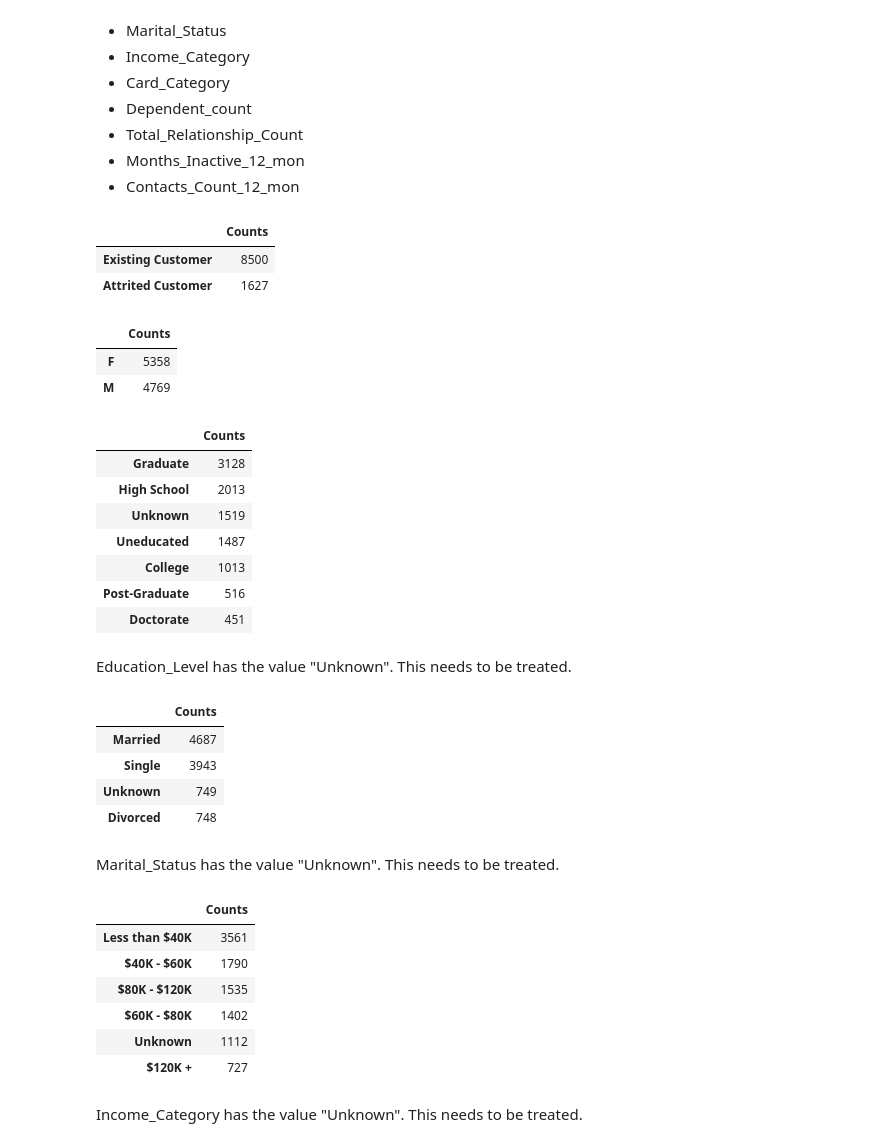
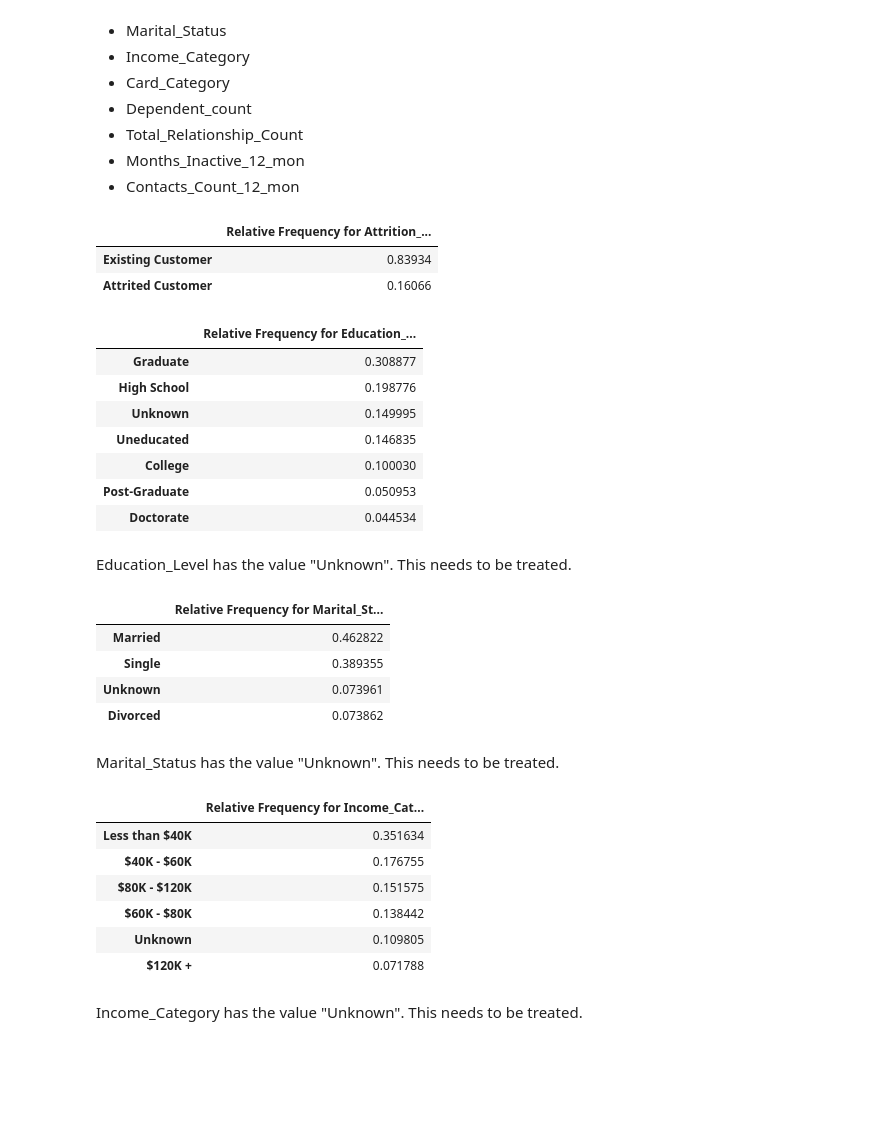
Before and after one commit to shaisid01/Data-Science, a Jupyter notebook: CapstoneProjects/Capstone 2/Notebooks/02_data_wrangling.ipynb, the cells around one changed output. Cells and saved outputs as stored; diff of their text form; code cells hidden in the pictures; blank space fills up the shorter version.

```diff
--- a/CapstoneProjects/Capstone 2/Notebooks/02_data_wrangling.ipynb
+++ b/CapstoneProjects/Capstone 2/Notebooks/02_data_wrangling.ipynb
@@ -75,7 +76,7 @@ from library.sb_utils import save_file
 # %% [markdown]
 ## Load The Credit Card Customer Attrition Prediction Data<a id='Load_The_CC_Attrition_Data'></a>
 # %%
-ccattr_data = pd.read_csv('../Data/BankChurners.csv')
+ccattr_data = pd.read_csv('../Data/BankChurners.csv',header=0)
 # %% [markdown]
 Good first steps in auditing the data are the info method and displaying the first few records with head.
 # %%
@@ -252,6 +253,3 @@ dtype: int64
-# %%
-#dropping CLIENTNUM
-ccattr_data.drop(['CLIENTNUM'],axis=1,inplace=True)
 # %%
 # get into more specfic , find the unique values for categorical data
 cat_col = ccattr_data.select_dtypes(include = ['object'])
@@ -278,60 +276,48 @@ dtype: int64
 * Months_Inactive_12_mon
 * Contacts_Count_12_mon
 # %%
-#unique values and their counts Attrition_Flag
-pd.DataFrame({"Counts": ccattr_data['Attrition_Flag'].
-              value_counts(dropna=False)}).sort_values(by='Counts', ascending=False)
+#unique values and their Relative Frequency for Attrition_Flag
+pd.DataFrame({"Relative Frequency for Attrition_Flag": ccattr_data['Attrition_Flag'].value_counts(normalize=True)})
 # %% [output]
-|  | Counts |
-| Existing Customer | 8500 |
-| Attrited Customer | 1627 |
+|  | Relative Frequency for Attrition_... |
+| Existing Customer | 0.83934 |
+| Attrited Customer | 0.16066 |
 # %%
-#unique values and their counts for Gender
-pd.DataFrame({"Counts": ccattr_data['Gender'].
-              value_counts(dropna=False)}).sort_values(by='Counts', ascending=False)
+#unique values and their relative frequency for Education_Level
+pd.DataFrame({"Relative Frequency for Education_Level": ccattr_data['Education_Level'].value_counts(normalize=True)})
 # %% [output]
-|  | Counts |
-| F | 5358 |
-| M | 4769 |
+|  | Relative Frequency for Education_... |
+| Graduate | 0.308877 |
+| High School | 0.198776 |
+| Unknown | 0.149995 |
+| Uneducated | 0.146835 |
+| College | 0.100030 |
+| Post-Graduate | 0.050953 |
+| Doctorate | 0.044534 |
-# %%
-#unique values and their counts for Education_Level
-pd.DataFrame({"Counts": ccattr_data['Education_Level'].
-              value_counts(dropna=False)}).sort_values(by='Counts', ascending=False)
-# %% [output]
-|  | Counts |
-| Graduate | 3128 |
-| High School | 2013 |
-| Unknown | 1519 |
-| Uneducated | 1487 |
-| College | 1013 |
-| Post-Graduate | 516 |
-| Doctorate | 451 |
 # %% [markdown]
 Education_Level has the value "Unknown". This needs to be treated.
 # %%
-#unique values and their counts for Marital_Status
-pd.DataFrame({"Counts": ccattr_data['Marital_Status'].
-              value_counts(dropna=False)}).sort_values(by='Counts', ascending=False)
+#unique values and their Relative Frequency for Marital_Status
+pd.DataFrame({"Relative Frequency for Marital_Status": ccattr_data['Marital_Status'].value_counts(normalize=True)})
 # %% [output]
-|  | Counts |
-| Married | 4687 |
-| Single | 3943 |
-| Unknown | 749 |
-| Divorced | 748 |
+|  | Relative Frequency for Marital_St... |
+| Married | 0.462822 |
+| Single | 0.389355 |
+| Unknown | 0.073961 |
+| Divorced | 0.073862 |
 # %% [markdown]
 Marital_Status has the value "Unknown". This needs to be treated.
 # %%
-#unique values and their counts for Income_Category
-pd.DataFrame({"Counts": ccattr_data['Income_Category'].
-              value_counts(dropna=False)}).sort_values(by='Counts', ascending=False)
+#unique values and their Relative Frequency for Income_Category
+pd.DataFrame({"Relative Frequency for Income_Category": ccattr_data['Income_Category'].value_counts(normalize=True)})
 # %% [output]
-|  | Counts |
-| Less than $40K | 3561 |
-| $40K - $60K | 1790 |
-| $80K - $120K | 1535 |
-| $60K - $80K | 1402 |
-| Unknown | 1112 |
-| $120K + | 727 |
+|  | Relative Frequency for Income_Cat... |
+| Less than $40K | 0.351634 |
+| $40K - $60K | 0.176755 |
+| $80K - $120K | 0.151575 |
+| $60K - $80K | 0.138442 |
+| Unknown | 0.109805 |
+| $120K + | 0.071788 |
 # %% [markdown]
 Income_Category has the value "Unknown". This needs to be treated.
 # %%
```
Also changed, not shown: parts of 62 cells of this notebook.
